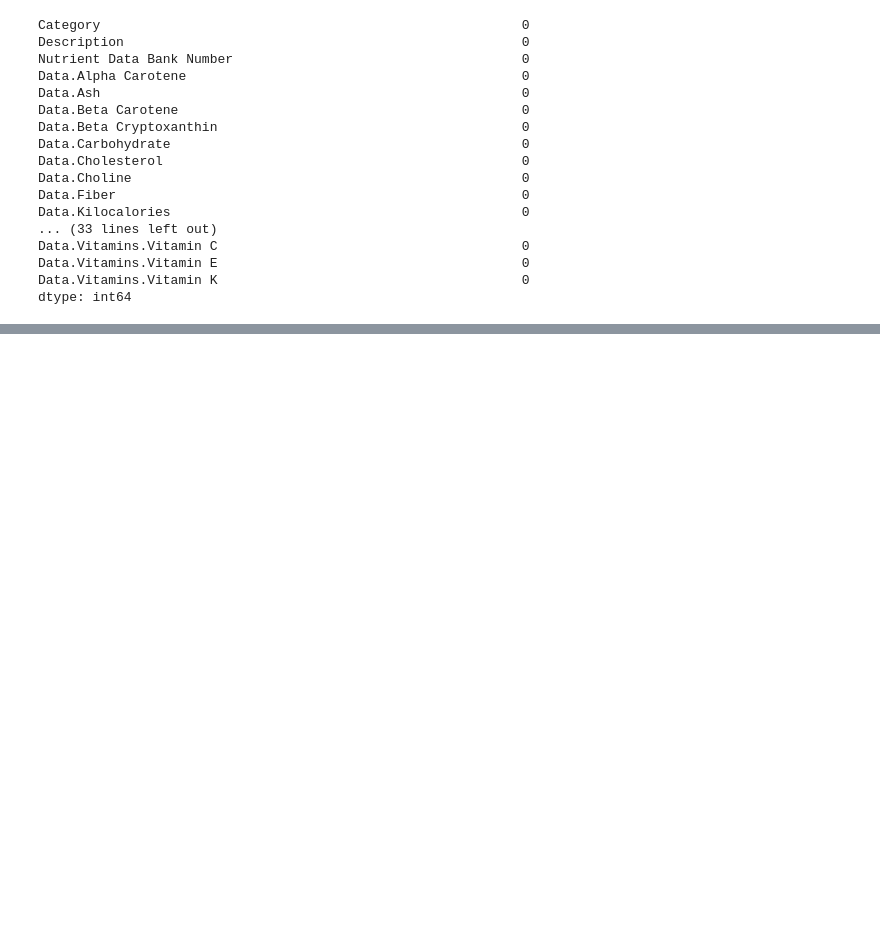
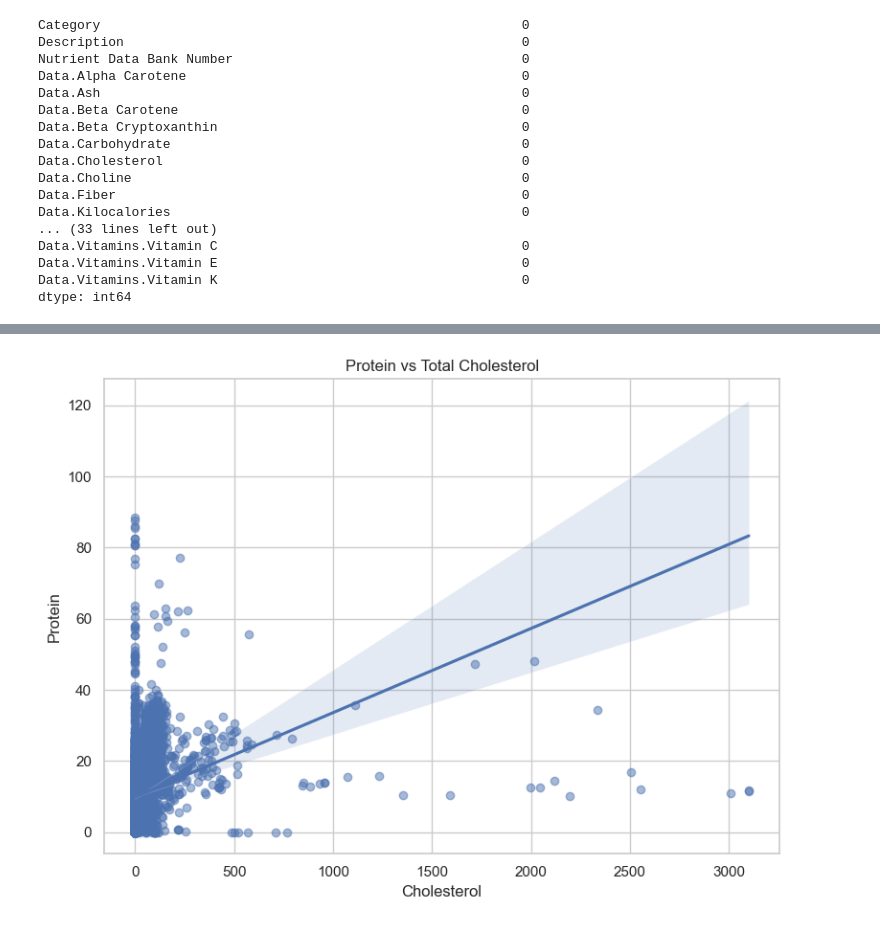
Before and after one commit to Evimess/IS477_FInal_Project, a Jupyter notebook: is477_analysis.ipynb, the cells around one changed output, grey strips where cells are left out. Cells and saved outputs as stored; diff of their text form; code cells hidden in the pictures; blank space fills up the shorter version.

```diff
--- a/is477_analysis.ipynb
+++ b/is477_analysis.ipynb
@@ -278,0 +395,11 @@ dtype: int64
+# %%
+# 3) Scatter protein vs cholesterol with regression line
+plt.figure(figsize=(8, 6))
+sns.regplot(data=df_us, x='Data.Cholesterol', y='Data.Protein', scatter_kws={'alpha':0.5})
+plt.title('Protein vs Total Cholesterol')
+plt.xlabel('Cholesterol')
+plt.ylabel('Protein')
+plt.tight_layout()
+plt.show()
+# %% [output]
+[figure, added]
```
Also changed, not shown: parts of 7 cells of this notebook.
